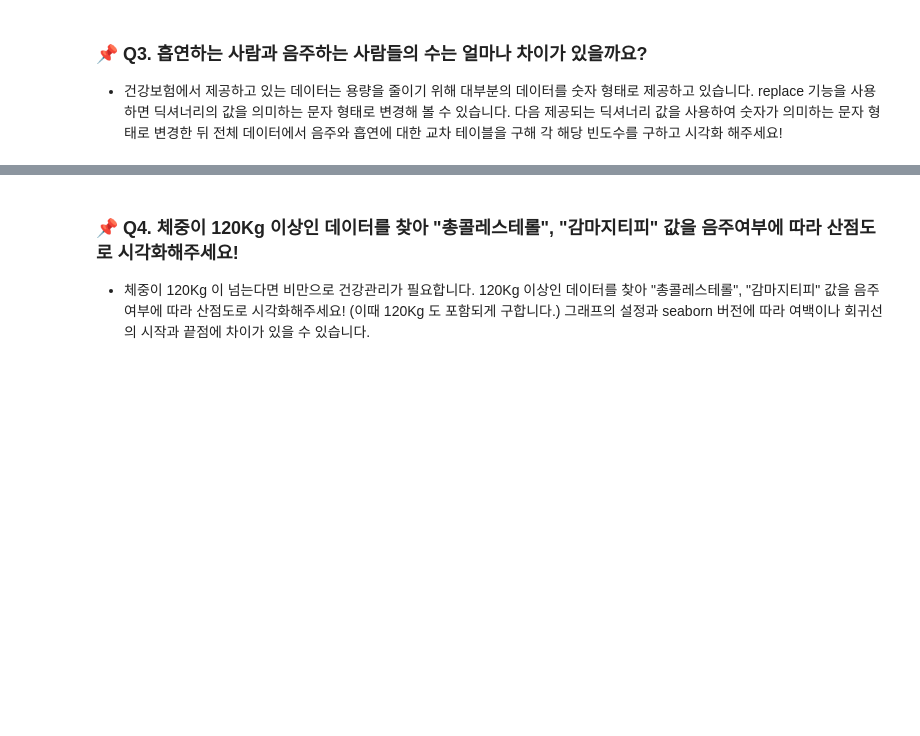
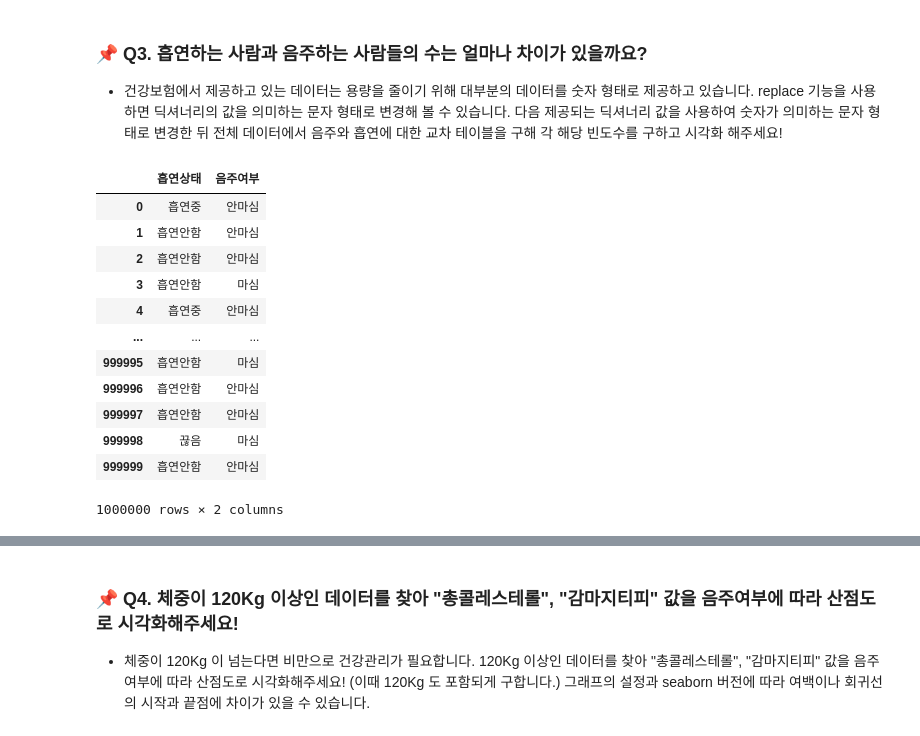
Before and after one commit to Minsoo0405/pythonbasic, a Jupyter notebook: coaching_study/3week_mission.ipynb, the cells around one changed output, grey strips where cells are left out. Drawn from its saved outputs; the diff is of its cells as text; code cells hidden in the pictures; blank space fills up the shorter version.

```diff
--- a/coaching_study/3week_mission.ipynb
+++ b/coaching_study/3week_mission.ipynb
@@ -128,3 +103,22 @@ plt.show()
 # 음주 0(마시지 않은다), 1(마신다)
 smoke = {1 : "흡연안함", 2: "끊음", 3: "흡연중"}
 drink = {0: "안마심", 1: "마심"}
+# %%
+df['흡연상태'] = df['흡연상태'].replace(to_replace=smoke)
+df['음주여부'] = df['음주여부'].replace(to_replace=drink)
+
+df[['흡연상태', '음주여부']]
+# %% [output]
+|  | 흡연상태 | 음주여부 |
+| 0 | 흡연중 | 안마심 |
+| 1 | 흡연안함 | 안마심 |
+| 2 | 흡연안함 | 안마심 |
+| 3 | 흡연안함 | 마심 |
+| 4 | 흡연중 | 안마심 |
+| ... | ... | ... |
+| 999995 | 흡연안함 | 마심 |
+| 999996 | 흡연안함 | 안마심 |
+| 999997 | 흡연안함 | 안마심 |
+| 999998 | 끊음 | 마심 |
+| 999999 | 흡연안함 | 안마심 |
+1000000 rows × 2 columns
```
Also changed, not shown: parts of 6 cells of this notebook, 1 other file.
